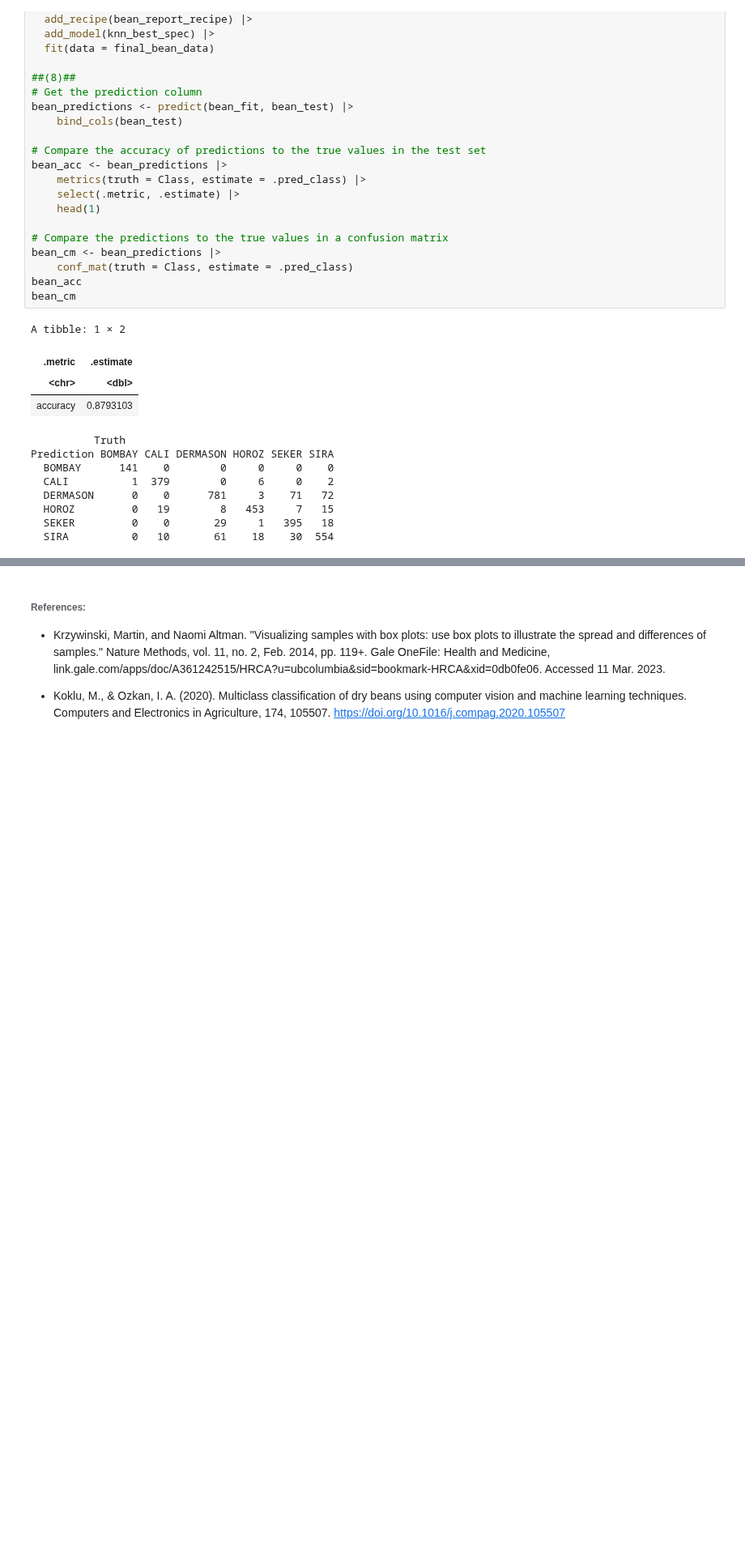
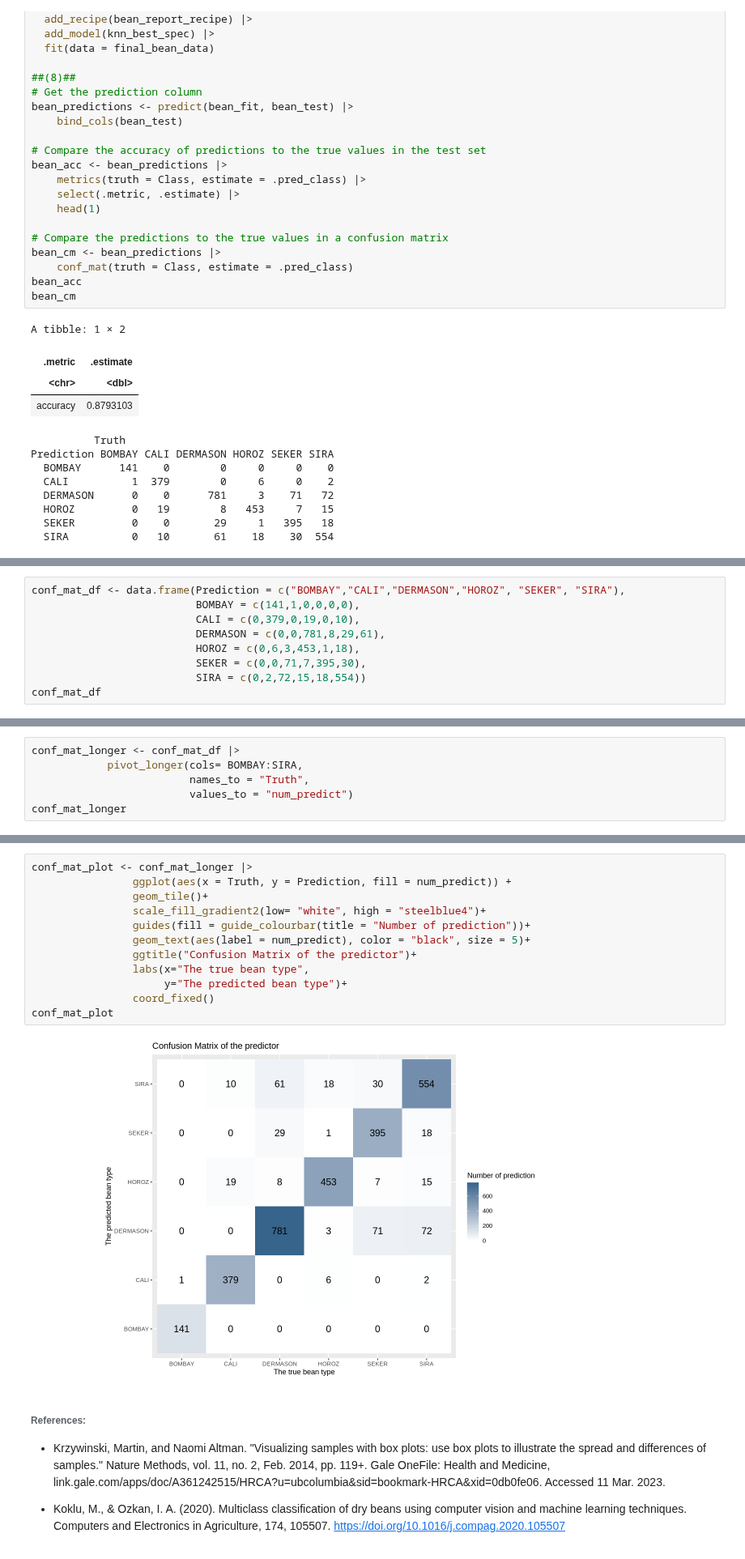
Before and after one commit to emeraldnqa/Bean-Type-Classfiifcation, a Jupyter notebook: proposal code.ipynb, the cells around one changed output, grey strips where cells are left out. Shown at 81% size. Drawn from its saved outputs; the diff is of its cells as text; blank space fills up the shorter version.

```diff
--- a/proposal code.ipynb
+++ b/proposal code.ipynb
@@ -392,0 +398,9 @@ plot_grid(bean_predictions_plot, bean_trueclass_plot, ncol = 2)
+# %%
+conf_mat_df <- data.frame(Prediction = c("BOMBAY","CALI","DERMASON","HOROZ", "SEKER", "SIRA"),
+                          BOMBAY = c(141,1,0,0,0,0),
+                          CALI = c(0,379,0,19,0,10),
+                          DERMASON = c(0,0,781,8,29,61),
+                          HOROZ = c(0,6,3,453,1,18),
+                          SEKER = c(0,0,71,7,395,30),
+                          SIRA = c(0,2,72,15,18,554))
+conf_mat_df
@@ -392,0 +417,6 @@ plot_grid(bean_predictions_plot, bean_trueclass_plot, ncol = 2)
+# %%
+conf_mat_longer <- conf_mat_df |>
+            pivot_longer(cols= BOMBAY:SIRA,
+                         names_to = "Truth",
+                         values_to = "num_predict")
+conf_mat_longer
@@ -393,3 +444,17 @@ plot_grid(bean_predictions_plot, bean_trueclass_plot, ncol = 2)
+# %%
+conf_mat_plot <- conf_mat_longer |>
+                ggplot(aes(x = Truth, y = Prediction, fill = num_predict)) +
+                geom_tile()+
+                scale_fill_gradient2(low= "white", high = "steelblue4")+
+                guides(fill = guide_colourbar(title = "Number of prediction"))+
+                geom_text(aes(label = num_predict), color = "black", size = 5)+
+                ggtitle("Confusion Matrix of the predictor")+
+                labs(x="The true bean type",
+                     y="The predicted bean type")+
+                coord_fixed()
+conf_mat_plot
+# %% [output]
+[figure, added]
 # %% [markdown]
 ###### References:
 - Krzywinski, Martin, and Naomi Altman. "Visualizing samples with box plots: use box plots to illustrate the spread and differences of samples." Nature Methods, vol. 11, no. 2, Feb. 2014, pp. 119+. Gale OneFile: Health and Medicine, link.gale.com/apps/doc/A361242515/HRCA?u=ubcolumbia&sid=bookmark-HRCA&xid=0db0fe06. Accessed 11 Mar. 2023.
```
Also changed, not shown: parts of 4 cells of this notebook.
